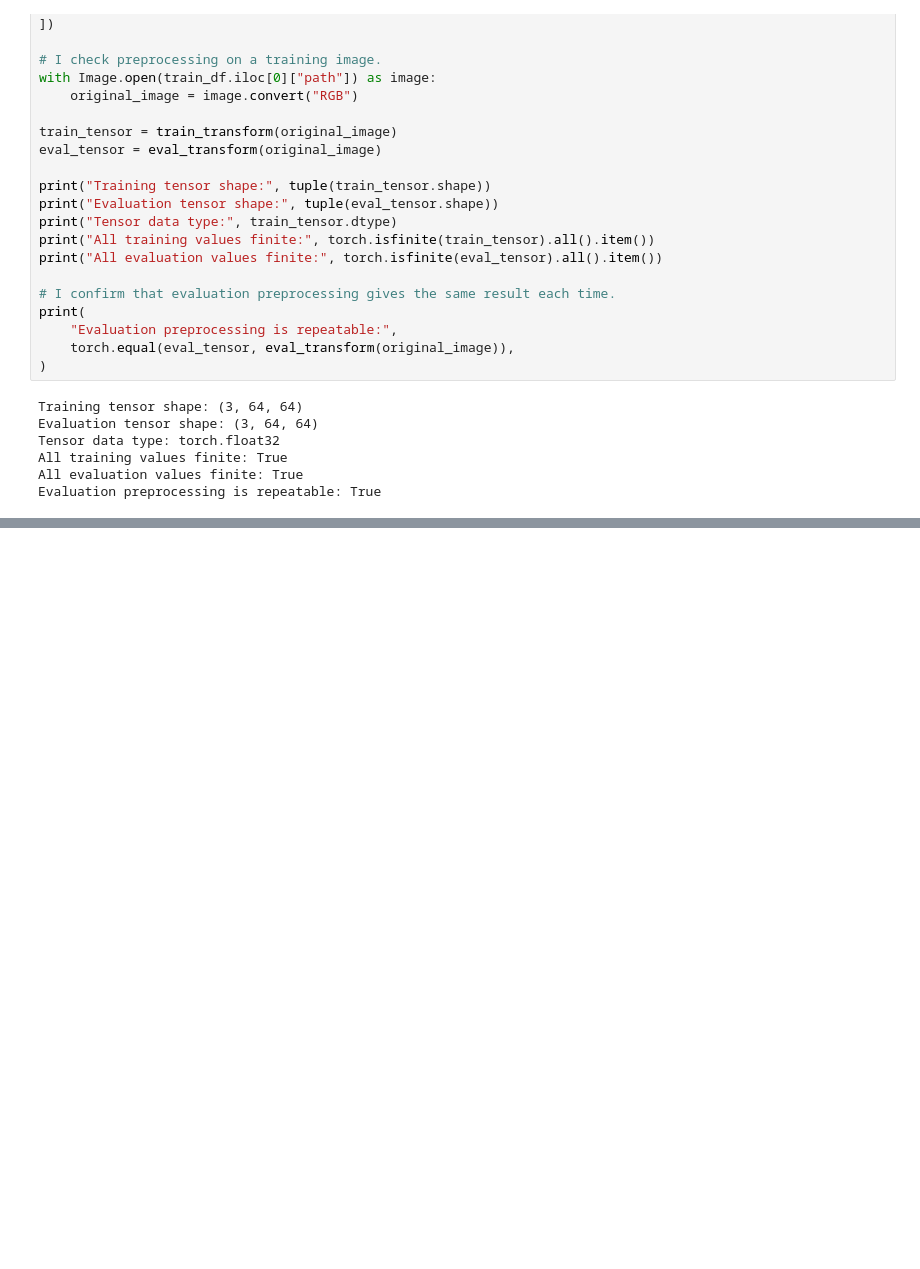
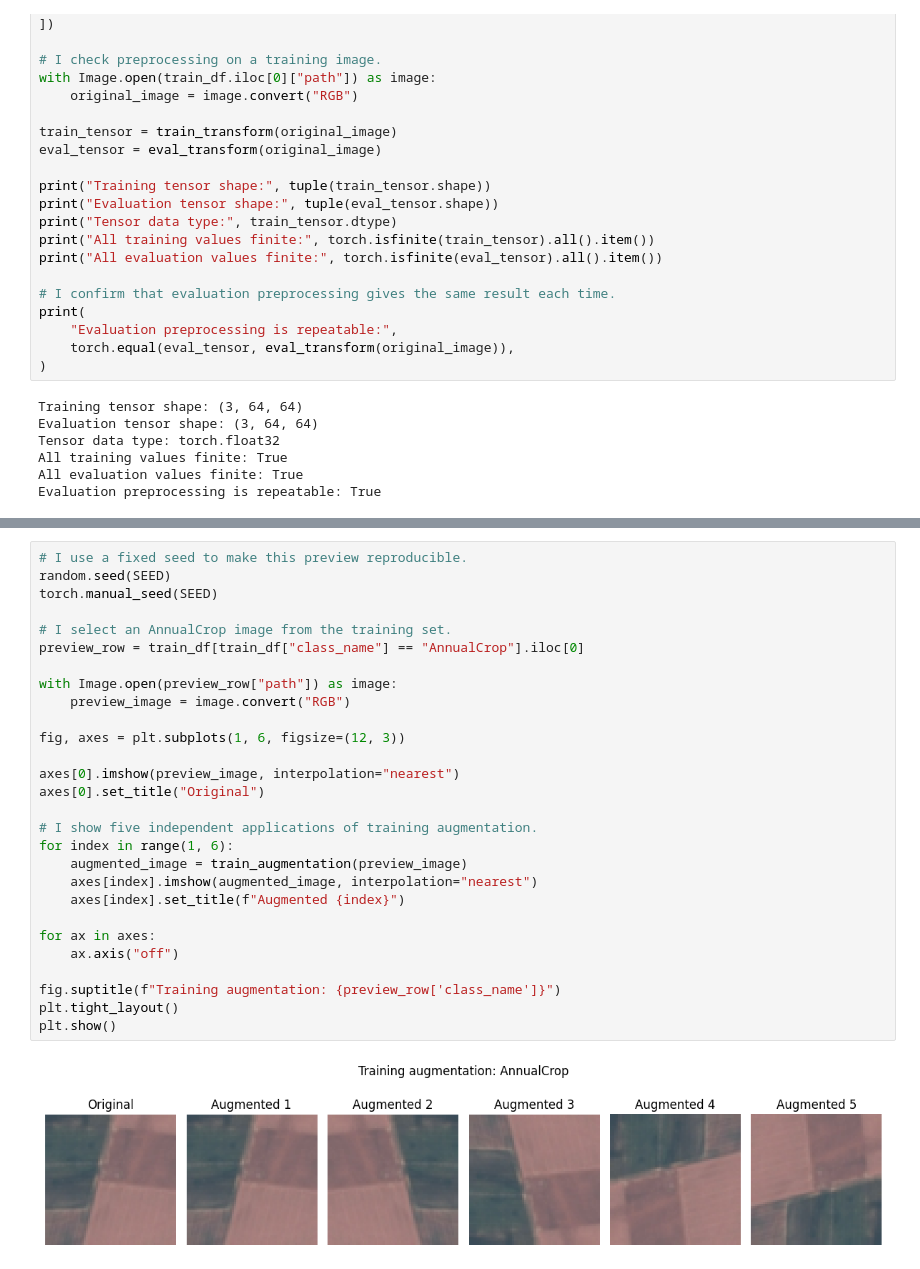
Before and after one commit to Abdul-Rahman-bme/EN3150-Group-Assignment-03-CNN, a Jupyter notebook: test.ipynb, the cells around one changed output, grey strips where cells are left out. Saved outputs shown, nothing was run; the diff lists cells and outputs as text; blank space fills up the shorter version.

```diff
--- a/test.ipynb
+++ b/test.ipynb
@@ -684,0 +692,30 @@ Evaluation preprocessing is repeatable: True
+# %%
+# I use a fixed seed to make this preview reproducible.
+random.seed(SEED)
+torch.manual_seed(SEED)
+
+# I select an AnnualCrop image from the training set.
+preview_row = train_df[train_df["class_name"] == "AnnualCrop"].iloc[0]
+
+with Image.open(preview_row["path"]) as image:
+    preview_image = image.convert("RGB")
+
+fig, axes = plt.subplots(1, 6, figsize=(12, 3))
+
+axes[0].imshow(preview_image, interpolation="nearest")
+axes[0].set_title("Original")
+
+# I show five independent applications of training augmentation.
+for index in range(1, 6):
+    augmented_image = train_augmentation(preview_image)
+    axes[index].imshow(augmented_image, interpolation="nearest")
+    axes[index].set_title(f"Augmented {index}")
+
+for ax in axes:
+    ax.axis("off")
+
+fig.suptitle(f"Training augmentation: {preview_row['class_name']}")
+plt.tight_layout()
+plt.show()
+# %% [output]
+[figure, added]
```
Also changed, not shown: parts of 7 cells of this notebook.
